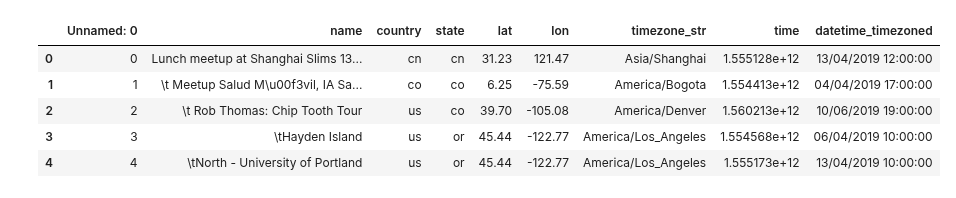
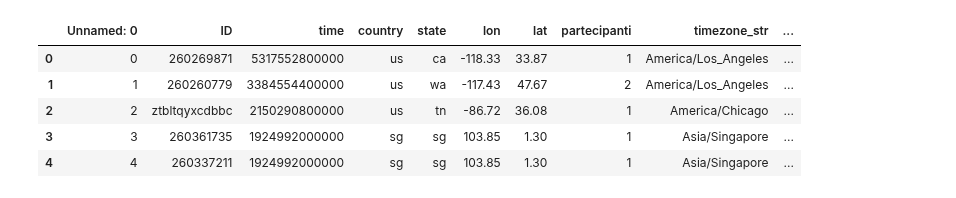
Before and after one commit to maxi93/NeoMeetup, a Jupyter notebook: Visualizations/Heatmap_event_weekdays.ipynb, the cells around one changed output. Saved outputs shown, nothing was run; the diff lists cells and outputs as text; code cells hidden in the pictures.

```diff
--- a/Visualizations/Heatmap_event_weekdays.ipynb
+++ b/Visualizations/Heatmap_event_weekdays.ipynb
@@ -9,15 +9,15 @@ from matplotlib import rcParams
 import warnings
 warnings.filterwarnings('ignore') #remove warning
 # %%
-df = pd.read_csv("https://media.githubusercontent.com/media/DBertazioli/NeoMeetup/master/csv/exported_queries/Distribuzione_temporale_eventi_fix.csv")
+df = pd.read_csv("https://media.githubusercontent.com/media/DBertazioli/NeoMeetup/master/csv/exported_queries/Distribuzione_temporale_eventi_fix_with_members.csv")
 df.head()
 # %% [output]
-|  | Unnamed: 0 | name | country | state | lat | lon | timezone_str | time | datetime_timezoned |
-| 0 | 0 | Lunch meetup at Shanghai Slims 13... | cn | cn | 31.23 | 121.47 | Asia/Shanghai | 1.555128e+12 | 13/04/2019 12:00:00 |
-| 1 | 1 | \t Meetup Salud M\u00f3vil, IA Sa... | co | co | 6.25 | -75.59 | America/Bogota | 1.554413e+12 | 04/04/2019 17:00:00 |
-| 2 | 2 | \t Rob Thomas: Chip Tooth Tour | us | co | 39.70 | -105.08 | America/Denver | 1.560213e+12 | 10/06/2019 19:00:00 |
-| 3 | 3 | \tHayden Island | us | or | 45.44 | -122.77 | America/Los_Angeles | 1.554568e+12 | 06/04/2019 10:00:00 |
-| 4 | 4 | \tNorth - University of Portland | us | or | 45.44 | -122.77 | America/Los_Angeles | 1.555173e+12 | 13/04/2019 10:00:00 |
+|  | Unnamed: 0 | ID | time | country | state | lon | lat | partecipanti | timezone_str | ... |
+| 0 | 0 | 260269871 | 5317552800000 | us | ca | -118.33 | 33.87 | 1 | America/Los_Angeles | ... |
+| 1 | 1 | 260260779 | 3384554400000 | us | wa | -117.43 | 47.67 | 2 | America/Los_Angeles | ... |
+| 2 | 2 | ztbltqyxcdbbc | 2150290800000 | us | tn | -86.72 | 36.08 | 1 | America/Chicago | ... |
+| 3 | 3 | 260361735 | 1924992000000 | sg | sg | 103.85 | 1.30 | 1 | Asia/Singapore | ... |
+| 4 | 4 | 260337211 | 1924992000000 | sg | sg | 103.85 | 1.30 | 1 | Asia/Singapore | ... |
 # %%
 tmp = df['datetime_timezoned'].str.split(" ", n = 1, expand = True) #create distinct columns date and time
 df['day'] = [calendar.day_name[dt.strptime(date, '%d/%m/%Y').weekday()] for date in tmp[0]] #transform date into day
```
Also changed, not shown: parts of 5 cells of this notebook, 1 other file.
